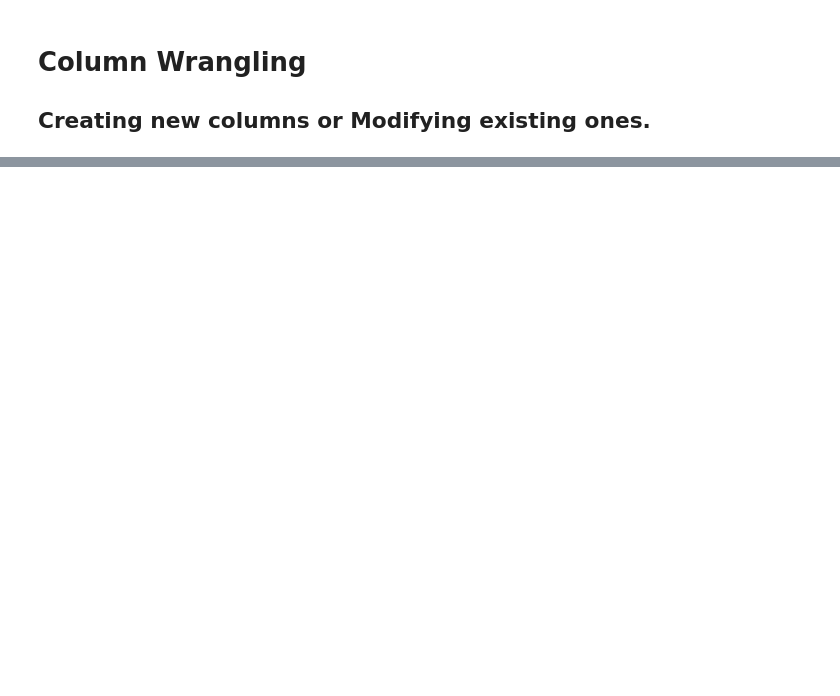
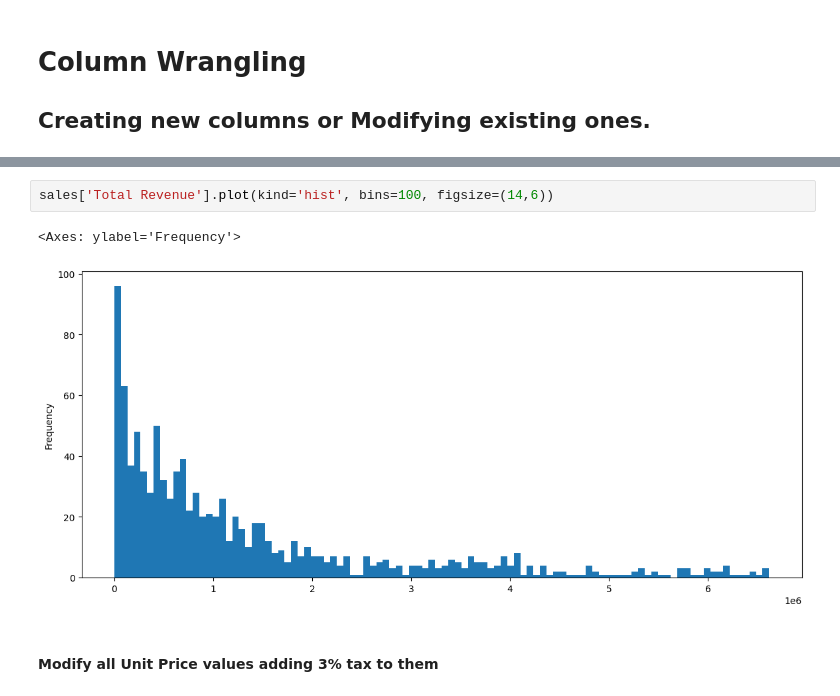
Before and after one commit to Sololo/Data_Analysis_Training_Python, a Jupyter notebook: Python_Programming.ipynb, the cells around one changed output, grey strips where cells are left out. Drawn from its saved outputs; the diff is of its cells as text; blank space fills up the shorter version.

```diff
--- a/Python_Programming.ipynb
+++ b/Python_Programming.ipynb
@@ -198,0 +280,7 @@ dtype: object
+# %%
+sales['Total Revenue'].plot(kind='hist', bins=100, figsize=(14,6))
+# %% [output]
+<Axes: ylabel='Frequency'>
+[figure, added]
+# %% [markdown]
+#### Modify all Unit Price values adding 3% tax to them
```
Also changed, not shown: parts of 33 cells of this notebook.
